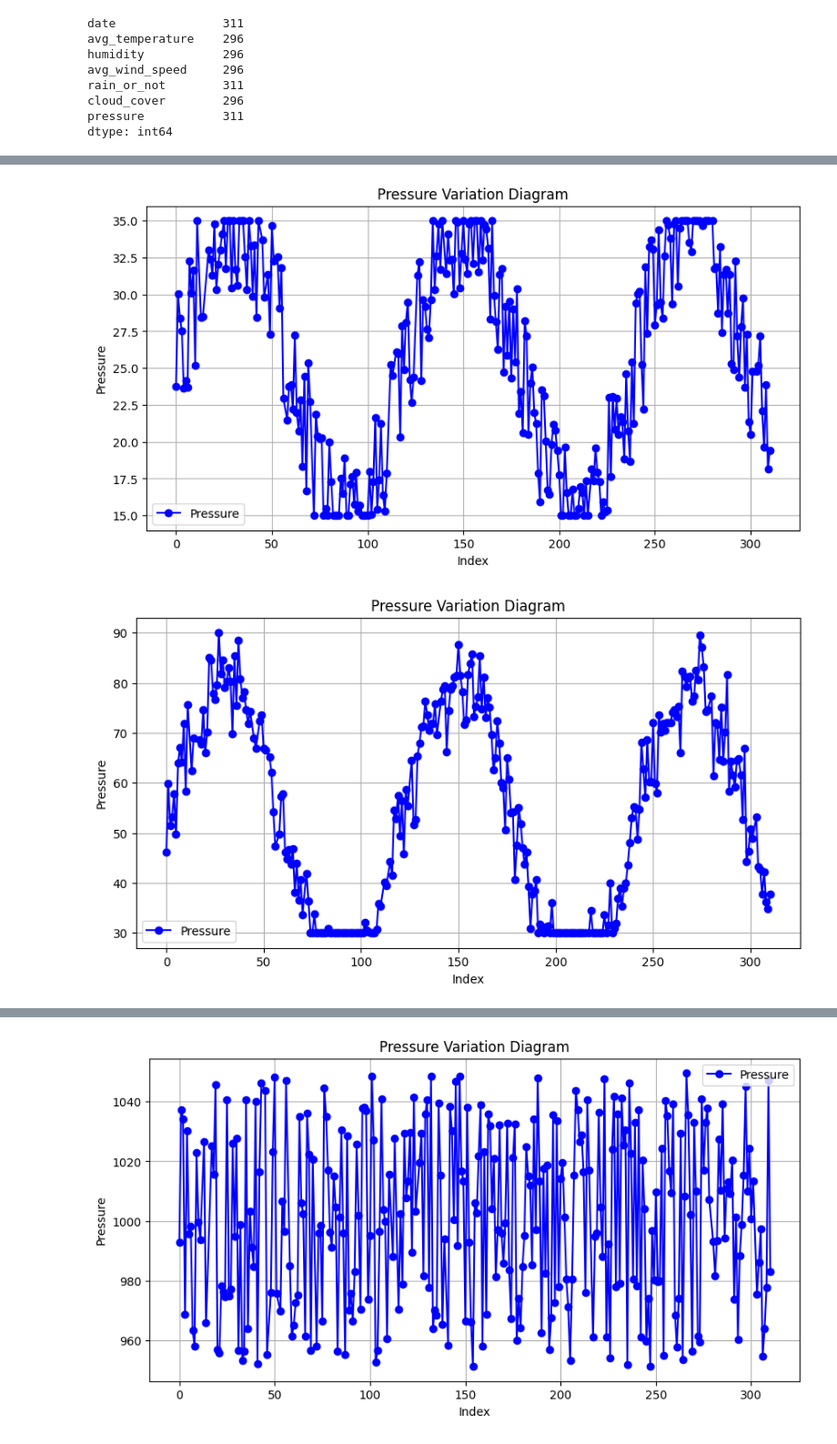
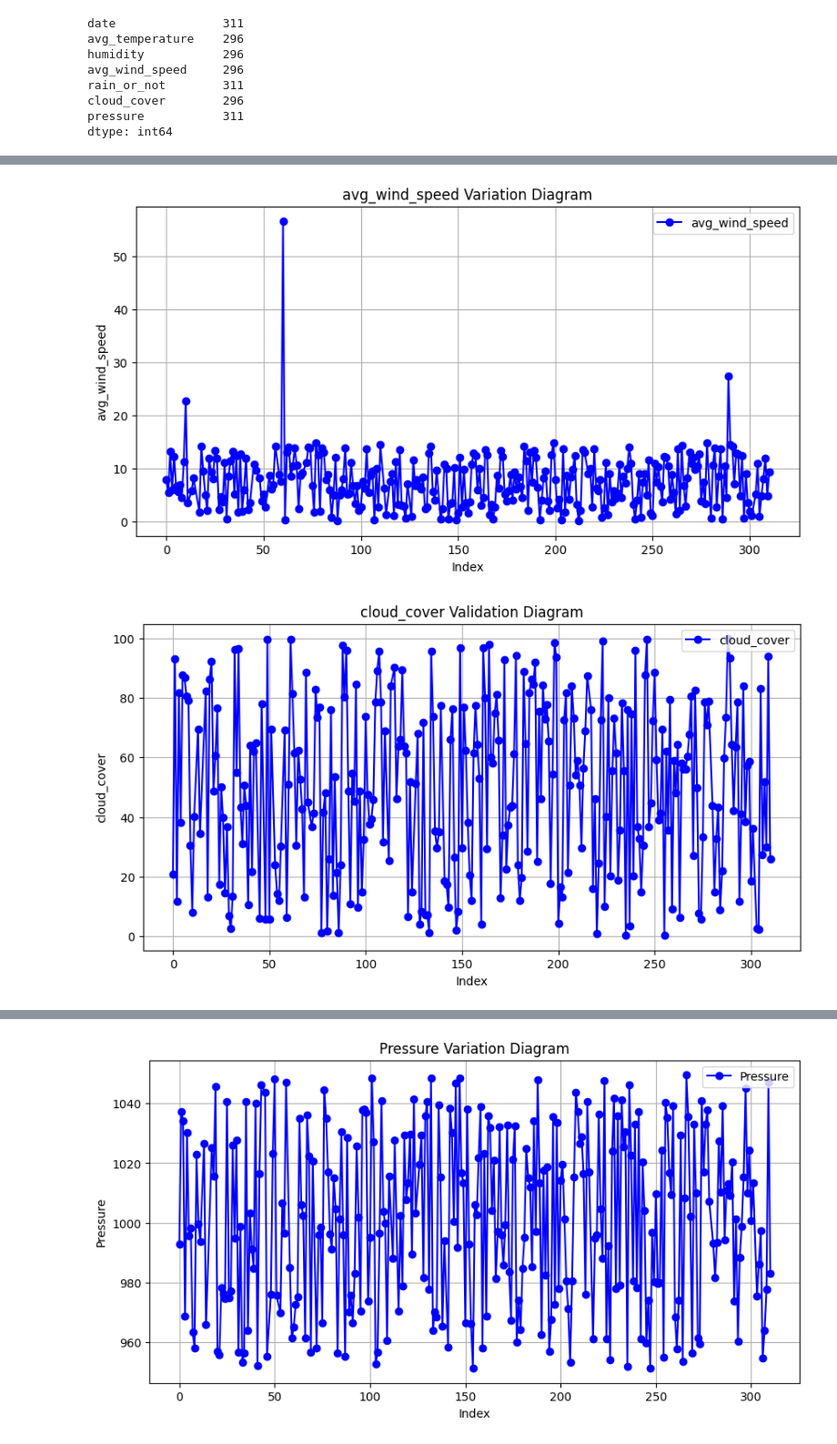
Before and after one commit to Neural-Navigators-CSI/Intellihack_Neural_Navigators_Task01, a Jupyter notebook: test.ipynb, the cells around one changed output, grey strips where cells are left out. Shown: that part at 91% size. Drawn from its saved outputs; the diff is of its cells as text; code cells hidden in the pictures.

Commit message:
graphs

```diff
--- a/test.ipynb
+++ b/test.ipynb
@@ -88,30 +119,30 @@ dtype: int64
 # %%
 plt.figure(figsize=(10, 5))
-plt.plot(df.index, df['avg_temperature'], marker='o', linestyle='-', color='b', label='Pressure')
+plt.plot(df.index, df['avg_wind_speed'], marker='o', linestyle='-', color='b', label='avg_wind_speed')
 
 # Add labels and title
 plt.xlabel('Index')
-plt.ylabel('Pressure')
-plt.title('Pressure Variation Diagram')
+plt.ylabel('avg_wind_speed')
+plt.title('avg_wind_speed Variation Diagram')
 plt.legend()
 plt.grid(True)
 
 # Show plot
 plt.show()
 # %% [output]
-[figure, old version]
+[figure, new version]
 # %%
 plt.figure(figsize=(10, 5))
-plt.plot(df.index, df['humidity'], marker='o', linestyle='-', color='b', label='Pressure')
+plt.plot(df.index, df['cloud_cover'], marker='o', linestyle='-', color='b', label='cloud_cover')
 
 # Add labels and title
 plt.xlabel('Index')
-plt.ylabel('Pressure')
-plt.title('Pressure Variation Diagram')
+plt.ylabel('cloud_cover')
+plt.title('cloud_cover Validation Diagram')
 plt.legend()
 plt.grid(True)
 
 # Show plot
 plt.show()
 # %% [output]
-[figure, old version]
+[figure, new version]
```
Also changed, not shown: parts of 22 cells of this notebook, 1 other file.
